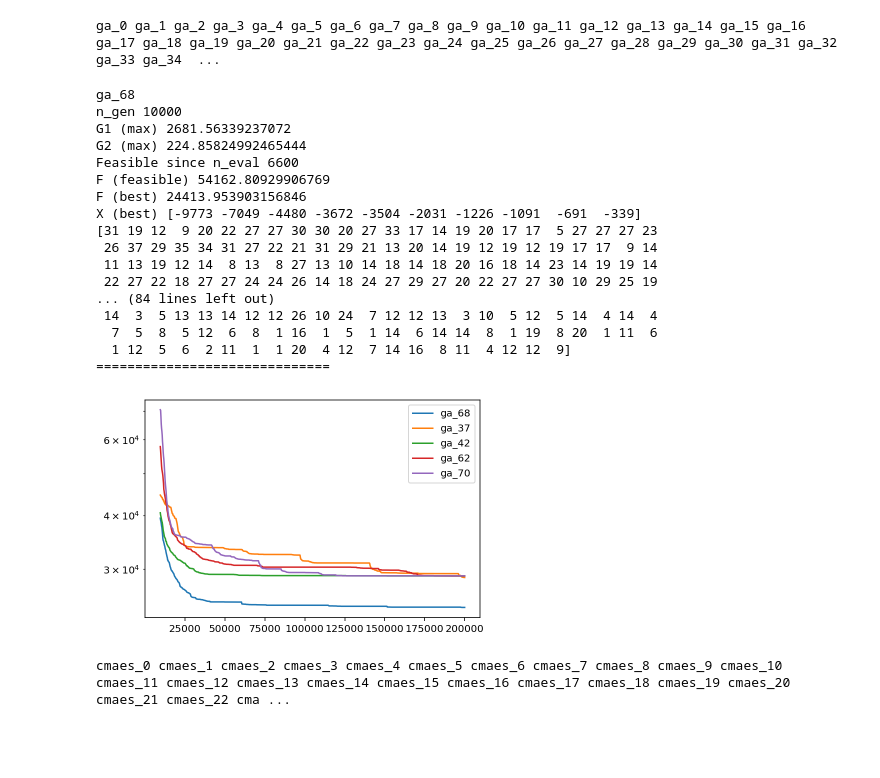
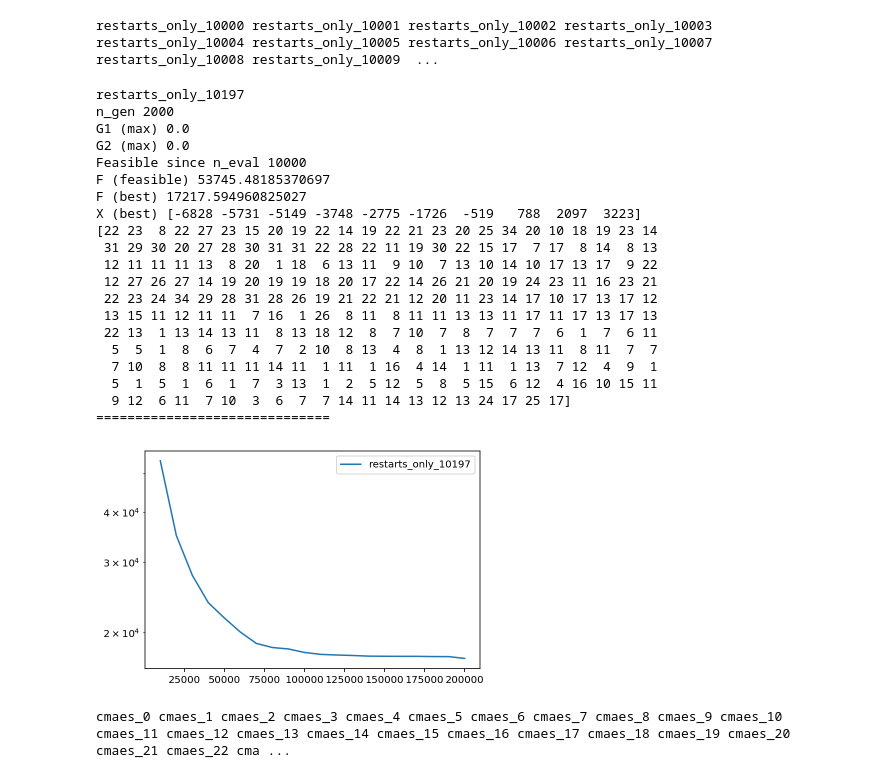
Before and after one commit to blankjul/pymoo-iscso19, a Jupyter notebook: notebooks/results.ipynb, the cells around one changed output. Cells and saved outputs as stored; diff of their text form; code cells hidden in the pictures; blank space fills up the shorter version.

Commit message:
restart code

```diff
--- a/notebooks/results.ipynb
+++ b/notebooks/results.ipynb
@@ -30,17 +31,23 @@ def get(hist):
 
     return F, G1, G2, evals
 # %%
+import pickle, traceback
+from iscso19.methods.restarts import MyGeneticAlgorithm, RestartDisplay
+
+
 data = {}
 
-for k in range(110):
-    folder = os.path.join(root, "results", "ga")
-    fname = "ga_%s" % k
+for k in range(10000, 10500):
+    folder = os.path.join(root, "results", "restarts-100")
+    fname = "restarts_only_%s" % k
 
     print(fname, end=" ")
 
     try:
 
         history = np.load(os.path.join(folder, fname + ".npy"), allow_pickle=True)
+
+
         F, G1, G2, evals = get(history)
 
         feasible = None
@@ -59,15 +66,16 @@ for k in range(110):
             "evals" : evals,
         }
 
-    except Exception as e:
-        print(e)
+    except Exception as err:
+        print(err)
+        print(traceback.format_exc())
         continue
 # %% [output]
-ga_0 ga_1 ga_2 ga_3 ga_4 ga_5 ga_6 ga_7 ga_8 ga_9 ga_10 ga_11 ga_12 ga_13 ga_14 ga_15 ga_16 ga_17 ga_18 ga_19 ga_20 ga_21 ga_22 ga_23 ga_24 ga_25 ga_26 ga_27 ga_28 ga_29 ga_30 ga_31 ga_32 ga_33 ga_34  ...
+restarts_only_10000 restarts_only_10001 restarts_only_10002 restarts_only_10003 restarts_only_10004 restarts_only_10005 restarts_only_10006 restarts_only_10007 restarts_only_10008 restarts_only_10009  ...
 # %%
 keys = list(data.keys())
 res = np.array([data[k]["F"].min() for k in keys])
-top = [keys[i] for i in res.argsort()[:5]]
+top = [keys[i] for i in res.argsort()[:1]]
 # %%
 
 for fname in top:
@@ -78,51 +86,54 @@ for fname in top:
 
     f = algorithm.pop.get("F")
     best = f.argmin()
     x = algorithm.pop.get("X")[best]
 
 
     print(fname)
 
 
     print("n_gen", algorithm.n_gen)
     print("G1 (max)", G1.max())
     print("G2 (max)", G2.max())
     print("Feasible since n_eval", feasible.evaluator.n_eval)
     print("F (feasible)", feasible.pop.get("F").min())
 
     print("F (best)", algorithm.pop.get("F").min())
 
     print("X (best)", x[-10:])
     print(x[:-10])
     print("=" * 30)
 
 
 #     plt.plot(evals[feas:feas+100], F[feas:feas+100], label=str(k))
 
-    plt.plot(evals[feas:], F[feas:], label=fname)
+    plt.plot(evals, F, label=fname)
 
 plt.yscale("log")
 plt.legend()
 plt.show()
 # %% [output]
-ga_68
-n_gen 10000
-G1 (max) 2681.56339237072
-G2 (max) 224.85824992465444
-Feasible since n_eval 6600
-F (feasible) 54162.80929906769
-F (best) 24413.953903156846
-X (best) [-9773 -7049 -4480 -3672 -3504 -2031 -1226 -1091  -691  -339]
-[31 19 12  9 20 22 27 27 30 30 20 27 33 17 14 19 20 17 17  5 27 27 27 23
- 26 37 29 35 34 31 27 22 21 31 29 21 13 20 14 19 12 19 12 19 17 17  9 14
- 11 13 19 12 14  8 13  8 27 13 10 14 18 14 18 20 16 18 14 23 14 19 19 14
- 22 27 22 18 27 27 24 24 26 14 18 24 27 29 27 20 22 27 27 30 10 29 25 19
-... (84 lines left out)
- 14  3  5 13 13 14 12 12 26 10 24  7 12 12 13  3 10  5 12  5 14  4 14  4
-  7  5  8  5 12  6  8  1 16  1  5  1 14  6 14 14  8  1 19  8 20  1 11  6
-  1 12  5  6  2 11  1  1 20  4 12  7 14 16  8 11  4 12 12  9]
+restarts_only_10197
+n_gen 2000
+G1 (max) 0.0
+G2 (max) 0.0
+Feasible since n_eval 10000
+F (feasible) 53745.48185370697
+F (best) 17217.594960825027
+X (best) [-6828 -5731 -5149 -3748 -2775 -1726  -519   788  2097  3223]
+[22 23  8 22 27 23 15 20 19 22 14 19 22 21 23 20 25 34 20 10 18 19 23 14
+ 31 29 30 20 27 28 30 31 31 22 28 22 11 19 30 22 15 17  7 17  8 14  8 13
+ 12 11 11 11 13  8 20  1 18  6 13 11  9 10  7 13 10 14 10 17 13 17  9 22
+ 12 27 26 27 14 19 20 19 19 18 20 17 22 14 26 21 20 19 24 23 11 16 23 21
+ 22 23 24 34 29 28 31 28 26 19 21 22 21 12 20 11 23 14 17 10 17 13 17 12
+ 13 15 11 12 11 11  7 16  1 26  8 11  8 11 11 13 13 11 17 11 17 13 17 13
+ 22 13  1 13 14 13 11  8 13 18 12  8  7 10  7  8  7  7  7  6  1  7  6 11
+  5  5  1  8  6  7  4  7  2 10  8 13  4  8  1 13 12 14 13 11  8 11  7  7
+  7 10  8  8 11 11 11 14 11  1 11  1 16  4 14  1 11  1 13  7 12  4  9  1
+  5  1  5  1  6  1  7  3 13  1  2  5 12  5  8  5 15  6 12  4 16 10 15 11
+  9 12  6 11  7 10  3  6  7  7 14 11 14 13 12 13 24 17 25 17]
 ==============================
-[figure, old version]
+[figure, new version]
 # %%
 data = {}
 
```
Also changed, not shown: parts of 1 cell of this notebook, 5 other files.
